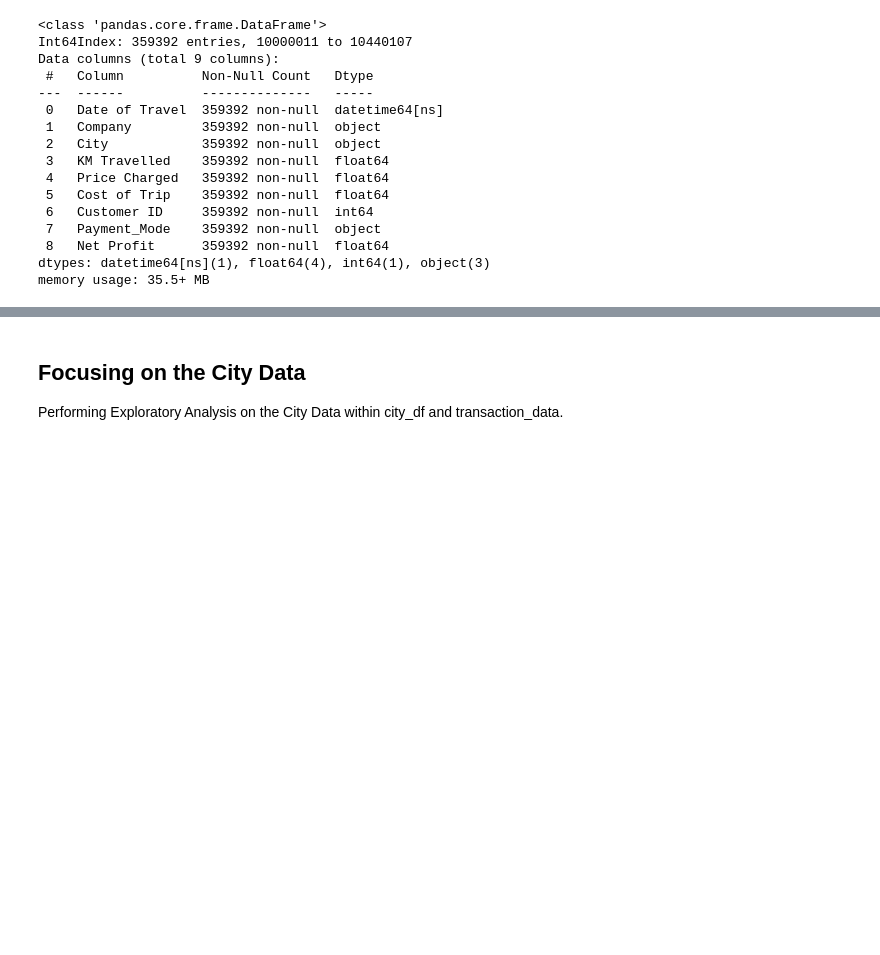
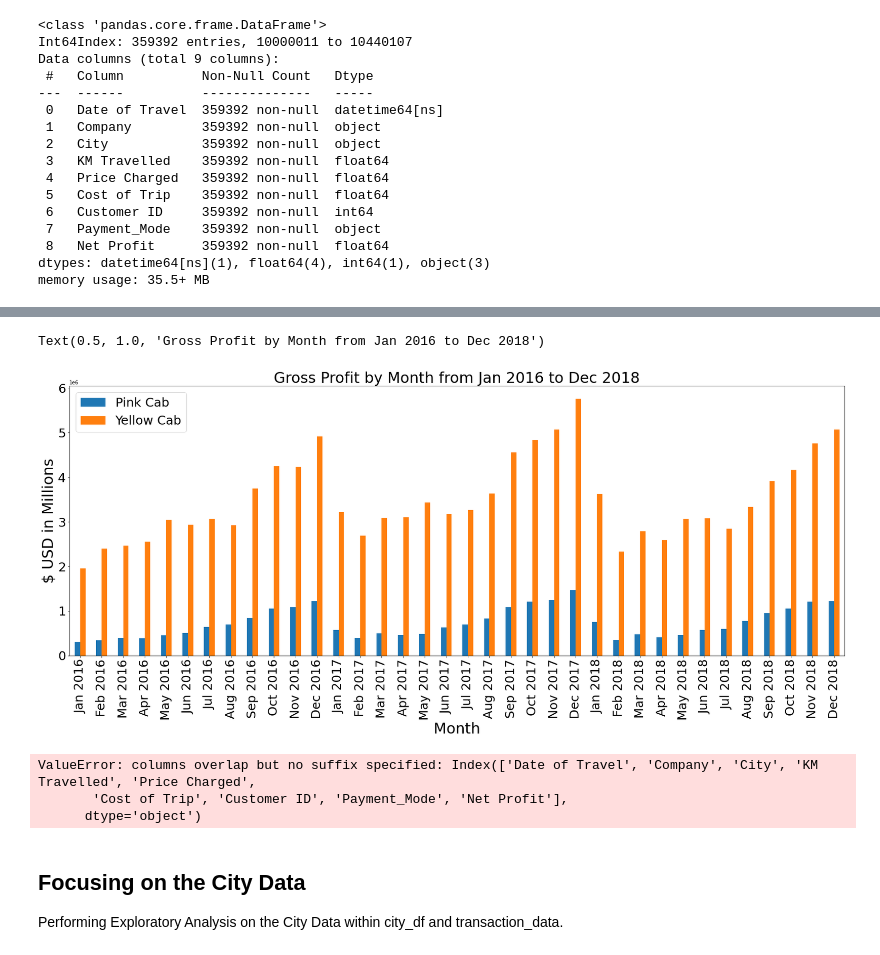
Before and after one commit to Bag0niku/Cab-Investments, a Jupyter notebook: Analysis/EDA.ipynb, the cells around one changed output, grey strips where cells are left out. Cells and saved outputs as stored; diff of their text form; code cells hidden in the pictures; blank space fills up the shorter version.

```diff
--- a/Analysis/EDA.ipynb
+++ b/Analysis/EDA.ipynb
@@ -155,3 +265,18 @@ memory usage: 35.5+ MB
+# %%
+summary_2016.join([summary_2017, summary_2018]).transpose().plot.bar(figsize=(28,10), fontsize=25).legend(fontsize=25)
+
+plt.xlabel("Month", fontsize=30)
+plt.ylabel("$ USD in Millions",fontsize=30)
+plt.title("Gross Profit by Month from Jan 2016 to Dec 2018", fontsize=30)
+# %% [output]
+Text(0.5, 1.0, 'Gross Profit by Month from Jan 2016 to Dec 2018')
+[figure, new version]
+# %%
+transaction_data[transaction_data["Company"]=="Yellow Cab"].join(transaction_data[transaction_data["Company"]=="Pink Cab"], how="inner", on="Customer ID")
+# %% [output]
+ValueError: columns overlap but no suffix specified: Index(['Date of Travel', 'Company', 'City', 'KM Travelled', 'Price Charged',
+       'Cost of Trip', 'Customer ID', 'Payment_Mode', 'Net Profit'],
+      dtype='object')
 # %% [markdown]
 ## Focusing on the City Data
 Performing Exploratory Analysis on the City Data within city_df and transaction_data.
```
Also changed, not shown: parts of 31 cells of this notebook, 6 other files.
